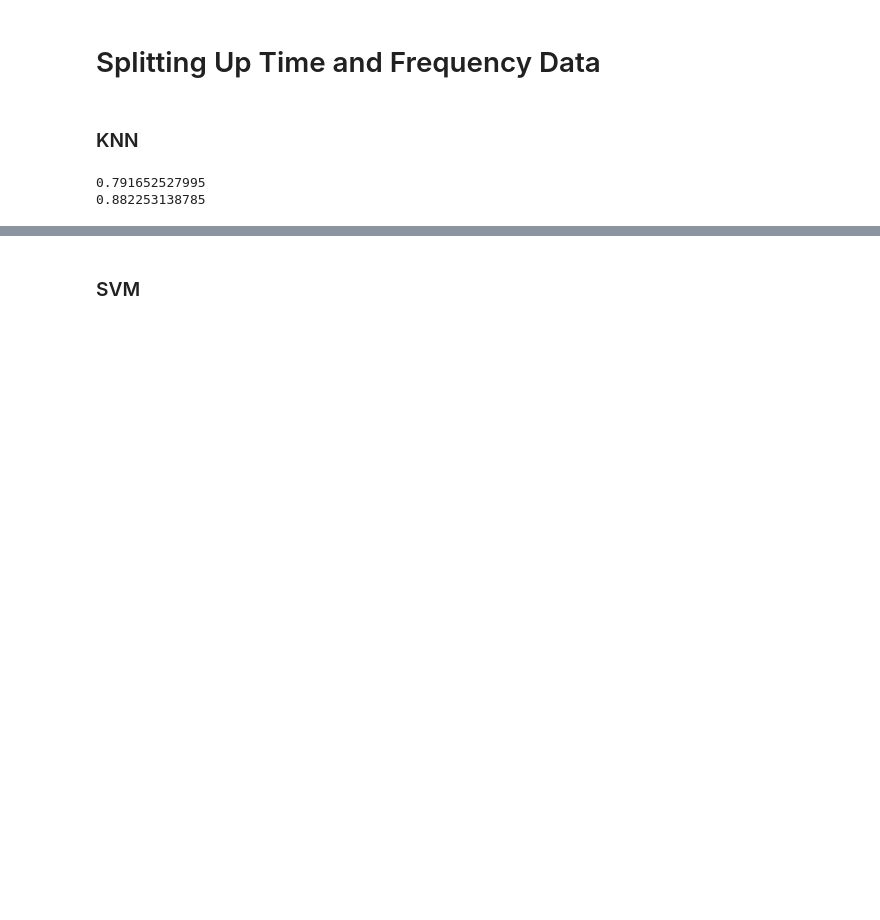
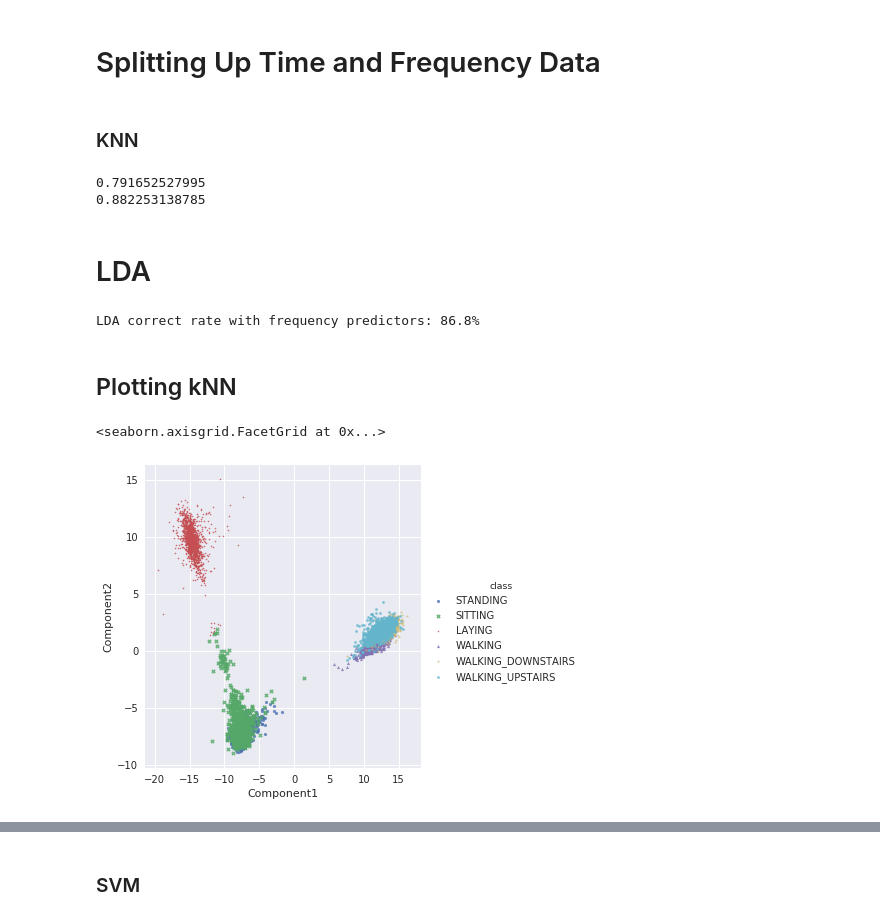
Before and after one commit to prava-d/Data-Science-Final, a Jupyter notebook: DSFinal.ipynb, the cells around one changed output, grey strips where cells are left out. Cells and saved outputs as stored; diff of their text form; code cells hidden in the pictures; blank space fills up the shorter version.

```diff
--- a/DSFinal.ipynb
+++ b/DSFinal.ipynb
@@ -79,18 +123,43 @@ y_data = train['Activity']
 y_test = test['Activity']
 # %% [markdown]
 ### KNN
-# %%
-n_neighbors = 15
-h = .02
-
-knn = sk.neighbors.KNeighborsClassifier(n_neighbors)
-knn.fit(freq_x_data, y_data)
-pred = knn.predict(freq_x_test)
-print(sk.metrics.accuracy_score(y_test, pred))
-
-knn.fit(time_x_data, y_data)
-pred = knn.predict(time_x_test)
-print(sk.metrics.accuracy_score(y_test, pred))
-# %% [output]
-0.791652527995
-0.882253138785
+# %%
+correct_rates_time = knn_fit(time_x_data, y_data, time_x_test, y_test, k_vals)
+
+print('Maximum success rate with time predictors:', "{0:.1f}%".format(100*max(correct_rates)))
+print('Optimal value of k:', k_vals[correct_rates.index(max(correct_rates))])
+
+correct_rates_freq = knn_fit(freq_x_data, y_data, freq_x_test, y_test, k_vals)
+
+print('Maximum success rate with freq predictors:', "{0:.1f}%".format(100*max(correct_rates)))
+print('Optimal value of k:', k_vals[correct_rates.index(max(correct_rates))])
+# %% [output]
+0.791652527995
+0.882253138785
+# %% [markdown]
+# LDA
+# %%
+lda = LinearDiscriminantAnalysis(n_components=2)
+lda.fit(time_x_data, y_data)
+lda_correct = get_correct_rate(time_x_test, y_test, lda)
+print("LDA correct rate with time predictors:", "{0:.1f}%".format(lda_correct*100))
+
+lda = LinearDiscriminantAnalysis(n_components=2)
+lda.fit(freq_x_data, y_data)
+lda_correct = get_correct_rate(freq_x_test, y_test, lda)
+print("LDA correct rate with frequency predictors:", "{0:.1f}%".format(lda_correct*100))
+# %% [output]
+LDA correct rate with frequency predictors: 86.8%
+# %% [markdown]
+## Plotting kNN
+# %%
+lda.fit(time_x_data, y_data)
+predicted_train = lda.predict(time_x_data)
+transform_points = lda.fit_transform(time_x_data, y_data)
+transform_data = pd.DataFrame(transform_points)
+transform_data.columns = ['Component1', 'Component2']
+transform_data['class'] = np.asarray(predicted_train)
+sns.lmplot( x="Component1", y="Component2", data=transform_data, fit_reg=False, hue='class', legend=True, markers=["o", "x", ".", "^", "*", "p"], scatter_kws={'s': 10})
+# %% [output]
+<seaborn.axisgrid.FacetGrid at 0x...>
+[figure, added]
```
Also changed, not shown: parts of 16 cells of this notebook.
